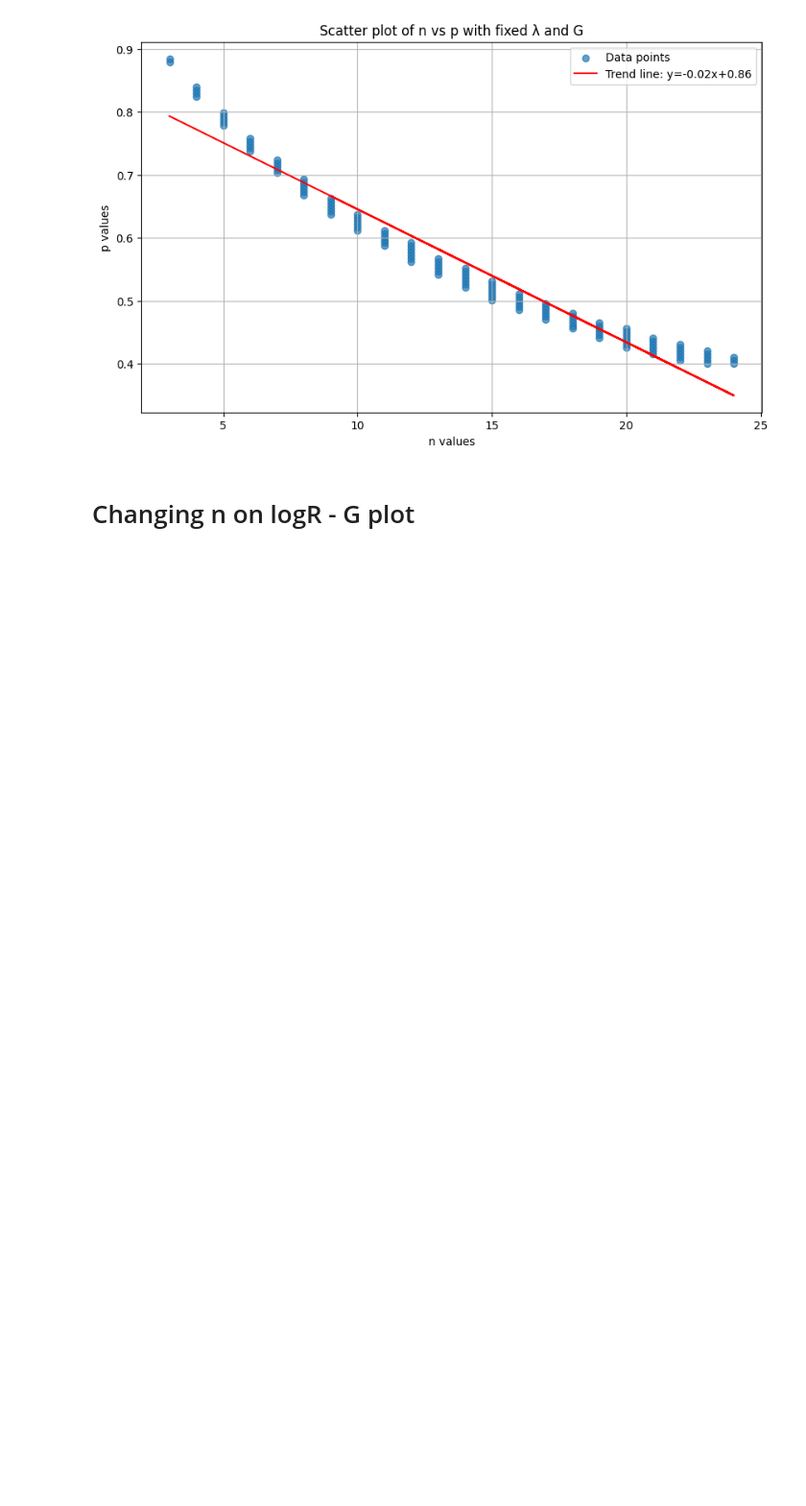
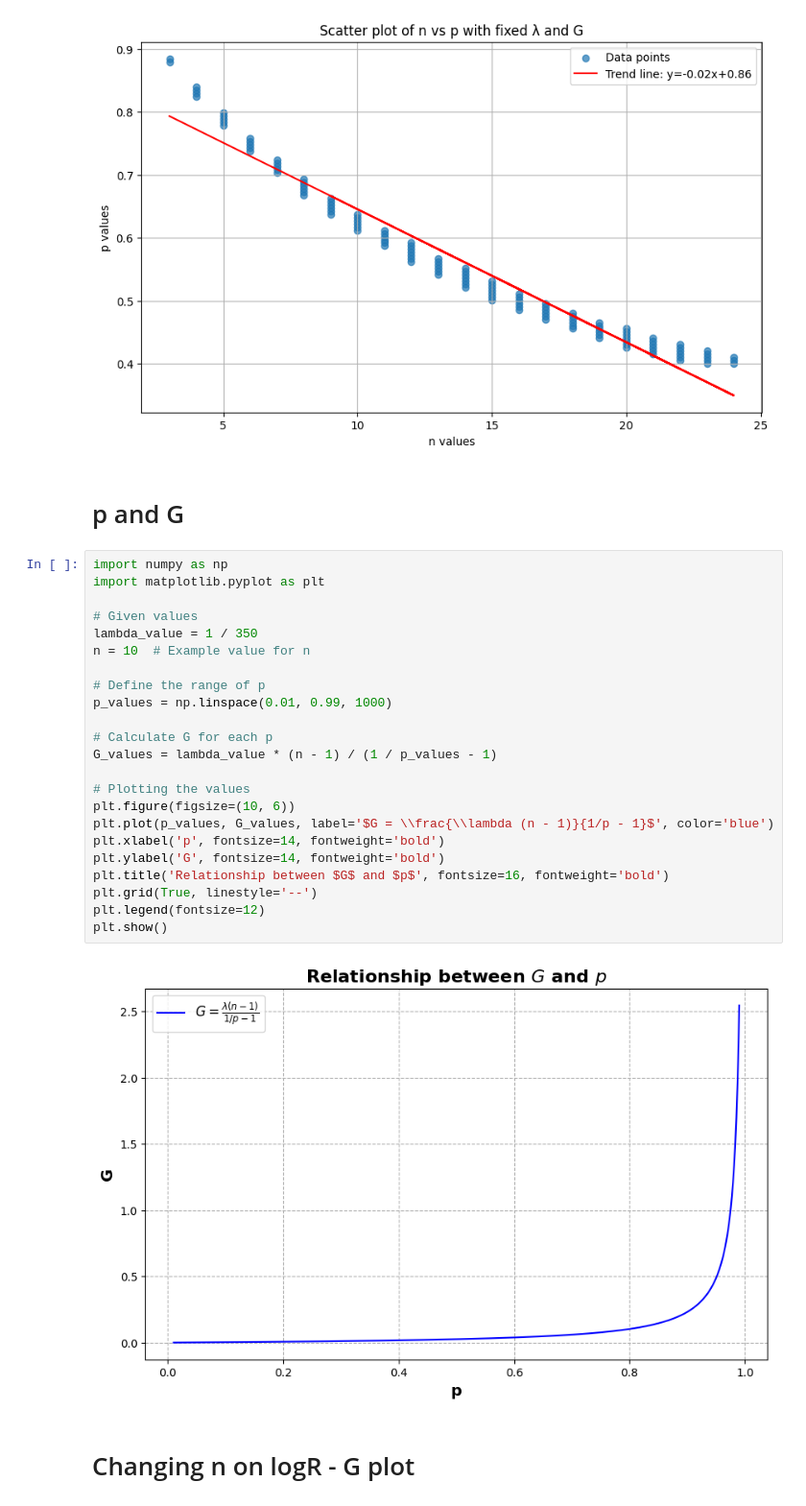
Before and after one commit to hongqin/EAM-2024, a Jupyter notebook: network-aging.ipynb, the cells around one changed output. Shown at 96% size. Drawn from its saved outputs; the diff is of its cells as text; blank space fills up the shorter version.

Commit message:
p ~ G plot

```diff
--- a/network-aging.ipynb
+++ b/network-aging.ipynb
@@ -652,6 +652,33 @@ DataFrame of appropriate values:
 
 [123 rows x 5 columns]
 [figure]
+# %% [markdown]
+# p and G
+# %%
+import numpy as np
+import matplotlib.pyplot as plt
+
+# Given values
+lambda_value = 1 / 350
+n = 10  # Example value for n
+
+# Define the range of p
+p_values = np.linspace(0.01, 0.99, 1000)
+
+# Calculate G for each p
+G_values = lambda_value * (n - 1) / (1 / p_values - 1)
+
+# Plotting the values
+plt.figure(figsize=(10, 6))
+plt.plot(p_values, G_values, label='$G = \\frac{\\lambda (n - 1)}{1/p - 1}$', color='blue')
+plt.xlabel('p', fontsize=14, fontweight='bold')
+plt.ylabel('G', fontsize=14, fontweight='bold')
+plt.title('Relationship between $G$ and $p$', fontsize=16, fontweight='bold')
+plt.grid(True, linestyle='--')
+plt.legend(fontsize=12)
+plt.show()
+# %% [output]
+[figure, added]
 # %% [markdown]
 # Changing n on logR - G plot
 # %%
```
